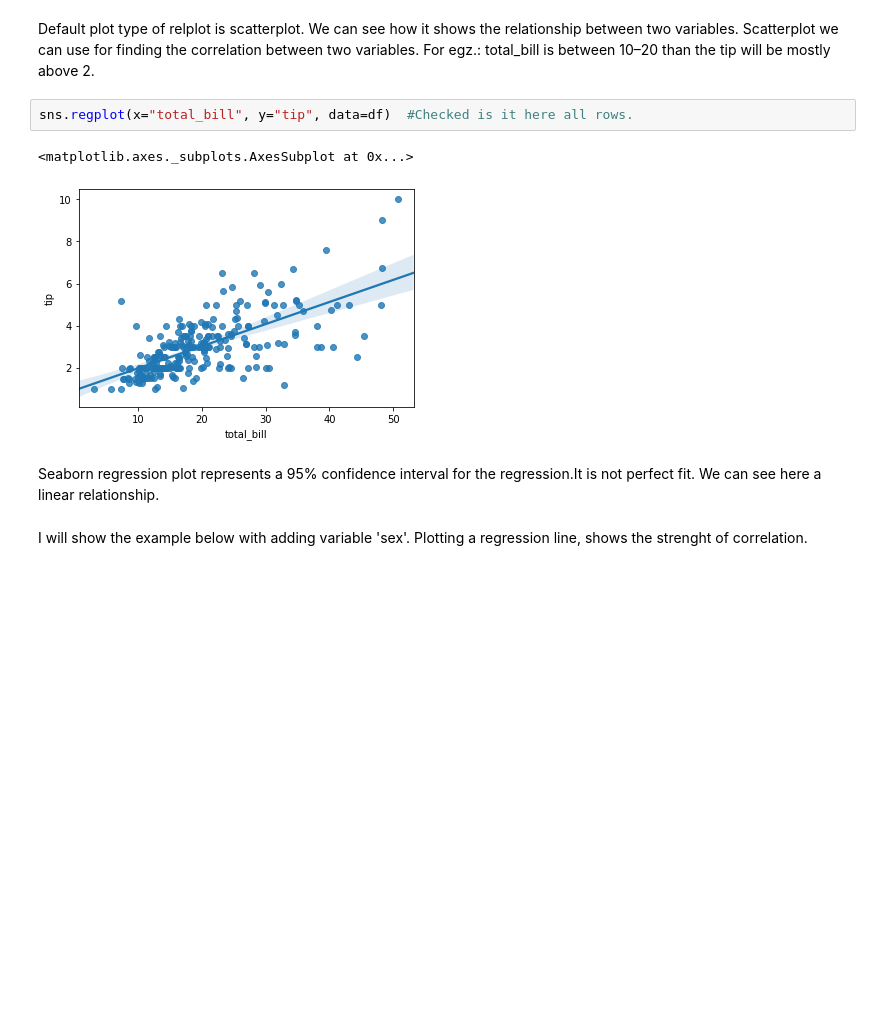
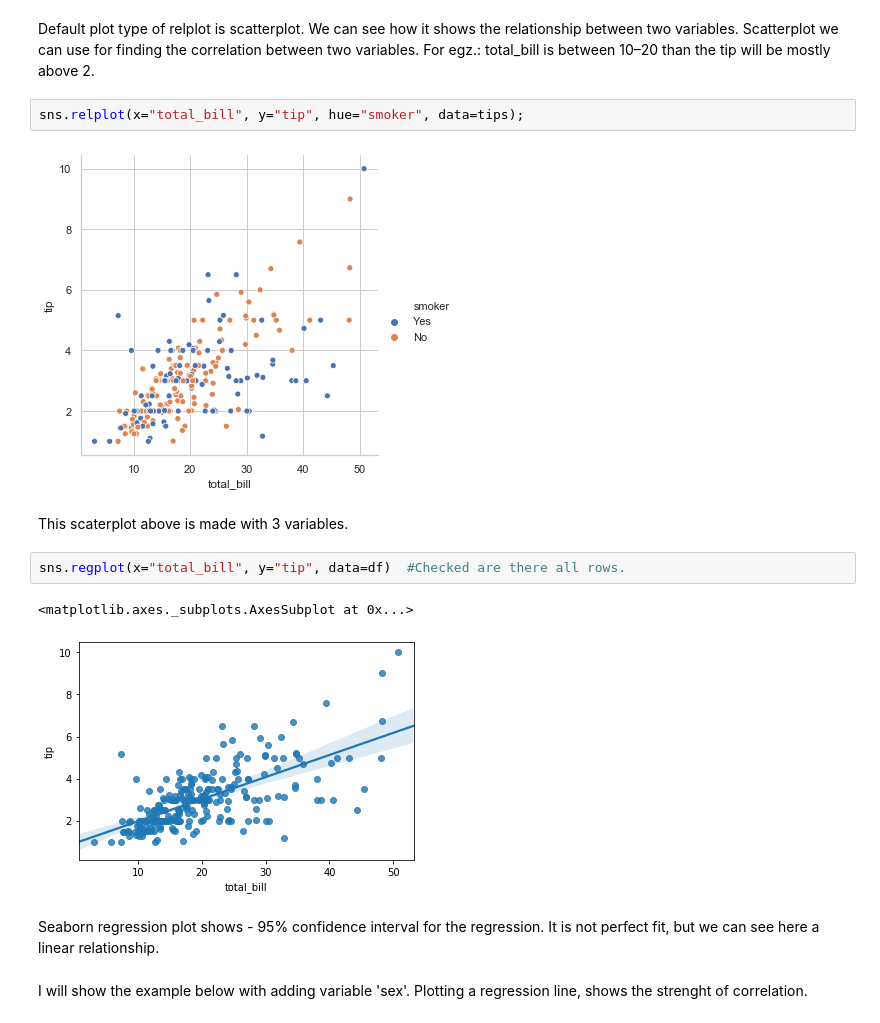
Before and after one commit to rituteval/Fundamentals-assesments, a Jupyter notebook: Tips data set.ipynb, the cells around one changed output. Cells and saved outputs as stored; diff of their text form; blank space fills up the shorter version.

```diff
--- a/Tips data set.ipynb
+++ b/Tips data set.ipynb
@@ -333,12 +338,18 @@ sns.relplot(x="total_bill", y="tip", data=tips);
 # %% [markdown]
 Default plot type of relplot is scatterplot. We can see how it shows the relationship between two variables. Scatterplot we can use for finding the correlation between two variables. For egz.: total_bill is between 10–20 than the tip will be mostly above 2.
+# %%
+sns.relplot(x="total_bill", y="tip", hue="smoker", data=tips);
+# %% [output]
+[figure, added]
+# %% [markdown]
+This scaterplot above is made with 3 variables.
 # %%
-sns.regplot(x="total_bill", y="tip", data=df)  #Checked is it here all rows.
+sns.regplot(x="total_bill", y="tip", data=df)  #Checked are there all rows.
 # %% [output]
 <matplotlib.axes._subplots.AxesSubplot at 0x...>
 [figure]
 # %% [markdown]
-Seaborn regression plot represents a 95% confidence interval for the regression.It is not perfect fit. We can see here a linear relationship.
+Seaborn regression plot shows - 95% confidence interval for the regression. It is not perfect fit, but we can see here a linear relationship.
 # %% [markdown]
 I will show the example below with adding variable 'sex'. Plotting a regression line, shows the strenght of correlation.
 # %%
```
Also changed, not shown: parts of 52 cells of this notebook, 1 other file.
